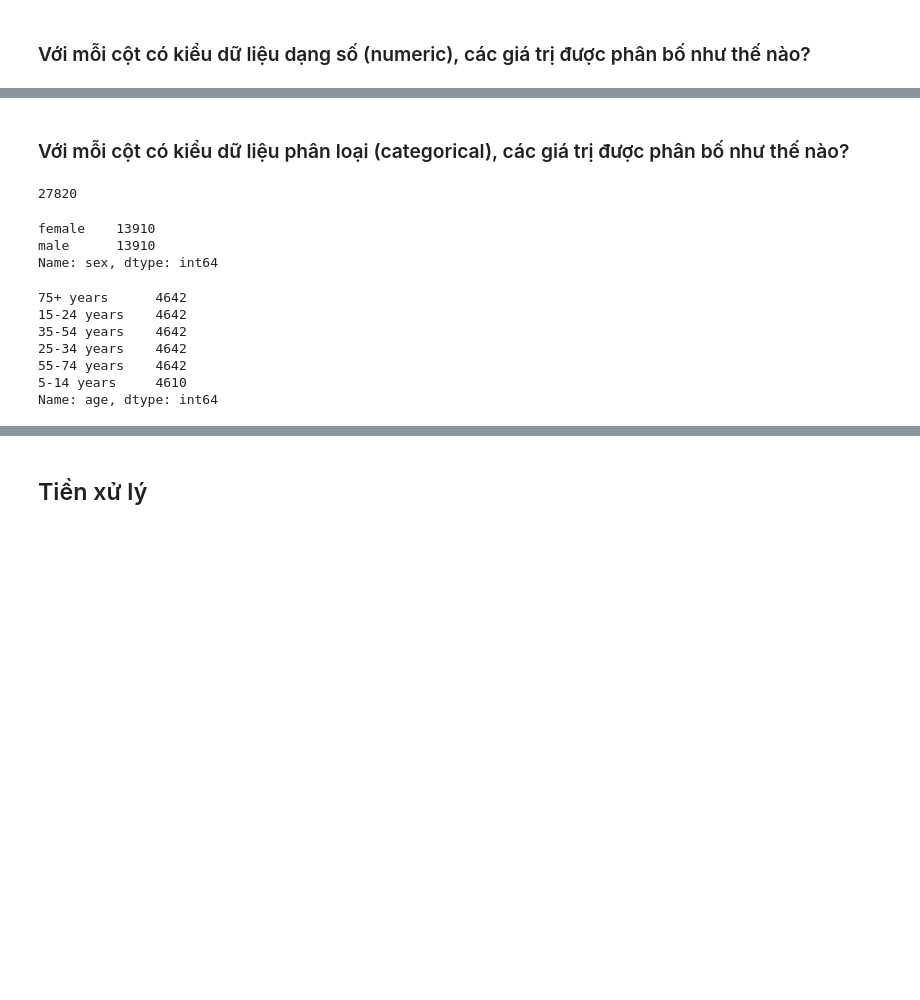
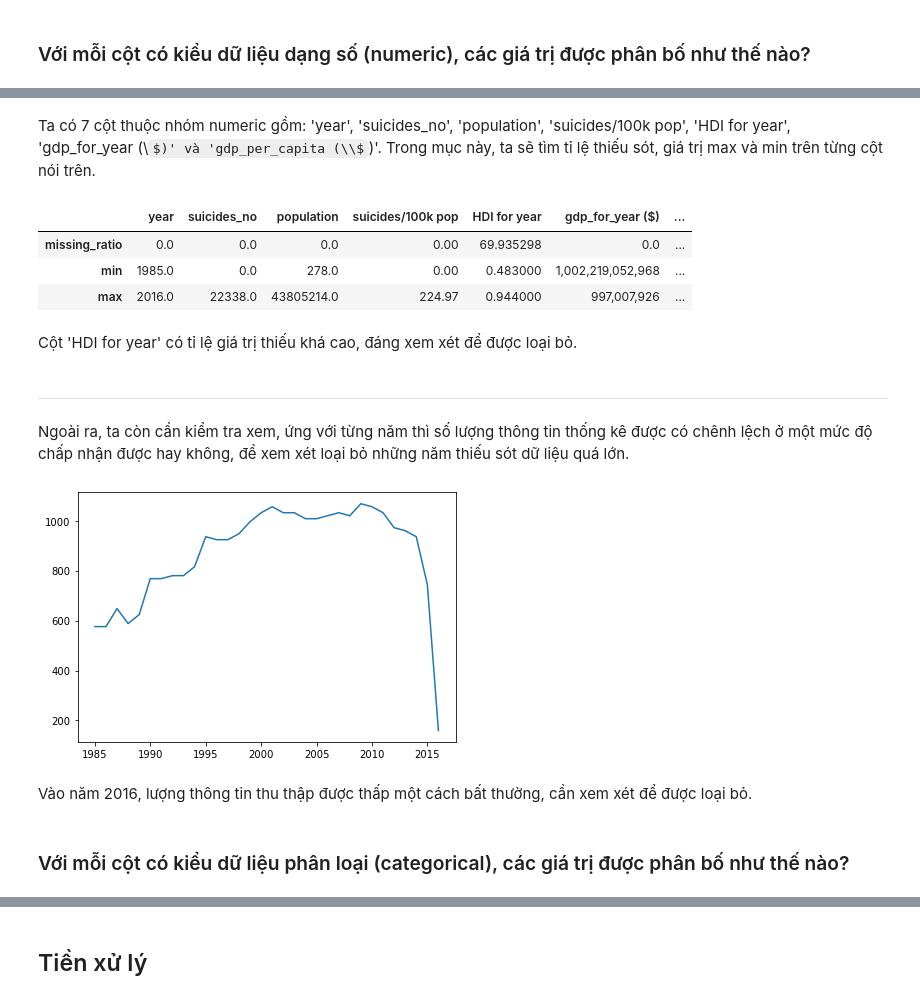
Before and after one commit to huynguyen1999/FinalProject-P4DS, a Jupyter notebook: 1712496-1712556.ipynb, the cells around one changed output, grey strips where cells are left out. Saved outputs shown, nothing was run; the diff lists cells and outputs as text; code cells hidden in the pictures; some formulas as TeX source; blank space fills up the shorter version.

```diff
--- a/1712496-1712556.ipynb
+++ b/1712496-1712556.ipynb
@@ -148,22 +120,39 @@ phát hiện giá trị bất hợp lệ**
+# %% [markdown]
+Ta có 7 cột thuộc nhóm numeric gồm: 'year', 'suicides_no', 'population', 'suicides/100k pop', 'HDI for year', 'gdp_for_year (\\$)' và 'gdp_per_capita (\\$)'.
+Trong mục này, ta sẽ tìm tỉ lệ thiếu sót, giá trị max và min trên từng cột nói trên.
+# %%
+numeric_columns = np.array([
+    'year', 'suicides_no', 'population', 'suicides/100k pop', 'HDI for year',
+    ' gdp_for_year ($) ', 'gdp_per_capita ($)'
+])
+
+
+def missing_ratio(numerics):
+    return numerics.isna().mean() * 100
+
+
+numeric_df = suicide_df[numeric_columns]
+nume_col_profiles_df = numeric_df.agg(
+    [missing_ratio, pd.Series.min, pd.Series.max])
+nume_col_profiles_df
+# %% [output]
+|  | year | suicides_no | population | suicides/100k pop | HDI for year | gdp_for_year ($) | ... |
+| missing_ratio | 0.0 | 0.0 | 0.0 | 0.00 | 69.935298 | 0.0 | ... |
+| min | 1985.0 | 0.0 | 278.0 | 0.00 | 0.483000 | 1,002,219,052,968 | ... |
+| max | 2016.0 | 22338.0 | 43805214.0 | 224.97 | 0.944000 | 997,007,926 | ... |
+# %% [markdown]
+Cột 'HDI for year' có tỉ lệ giá trị thiếu khá cao, đáng xem xét để được loại bỏ.
+# %% [markdown]
+---
+# %% [markdown]
+Ngoài ra, ta còn cần kiểm tra xem, ứng với từng năm thì số lượng thông tin thống kê được có chênh lệch ở một mức độ chấp nhận được hay không, để xem xét loại bỏ những năm thiếu sót dữ liệu quá lớn.
+# %%
+year_profiles_df = suicide_df.groupby(['year'])['year'].count()
+plt.plot(year_profiles_df.keys(), year_profiles_df.values)
+plt.tight_layout()
+# %% [output]
+[figure, added]
+# %% [markdown]
+Vào năm 2016, lượng thông tin thu thập được thấp một cách bất thường, cần xem xét để được loại bỏ.
 # %% [markdown]
 ### Với mỗi cột có kiểu dữ liệu phân loại (categorical), các giá trị được phân bố như thế nào?
-# %%
-len(suicide_df.country)
-# %% [output]
-27820
-# %%
-suicide_df.sex.value_counts()
-# %% [output]
-female    13910
-male      13910
-Name: sex, dtype: int64
-# %%
-suicide_df.age.value_counts()
-# %% [output]
-75+ years      4642
-15-24 years    4642
-35-54 years    4642
-25-34 years    4642
-55-74 years    4642
-5-14 years     4610
-Name: age, dtype: int64
```
Also changed, not shown: parts of 92 cells of this notebook.
